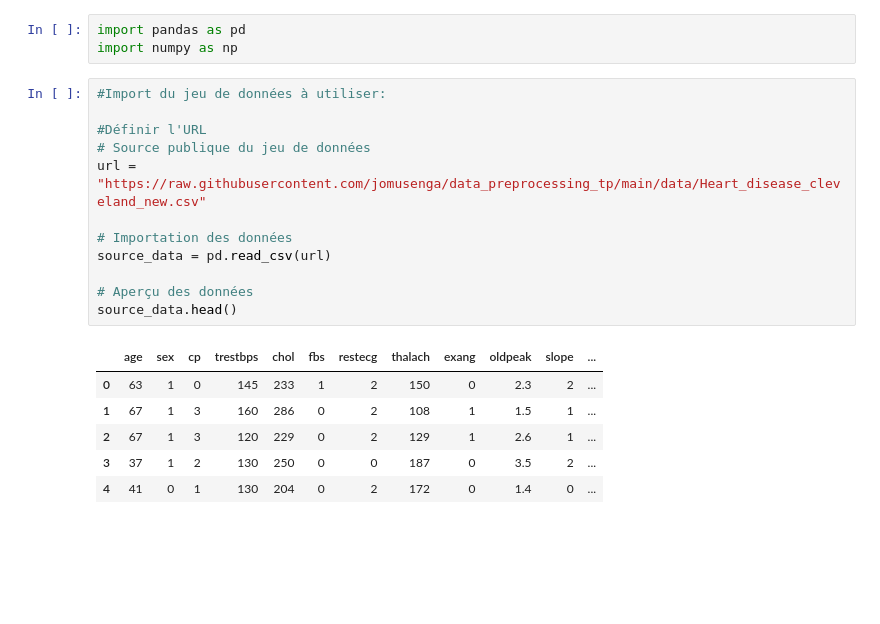
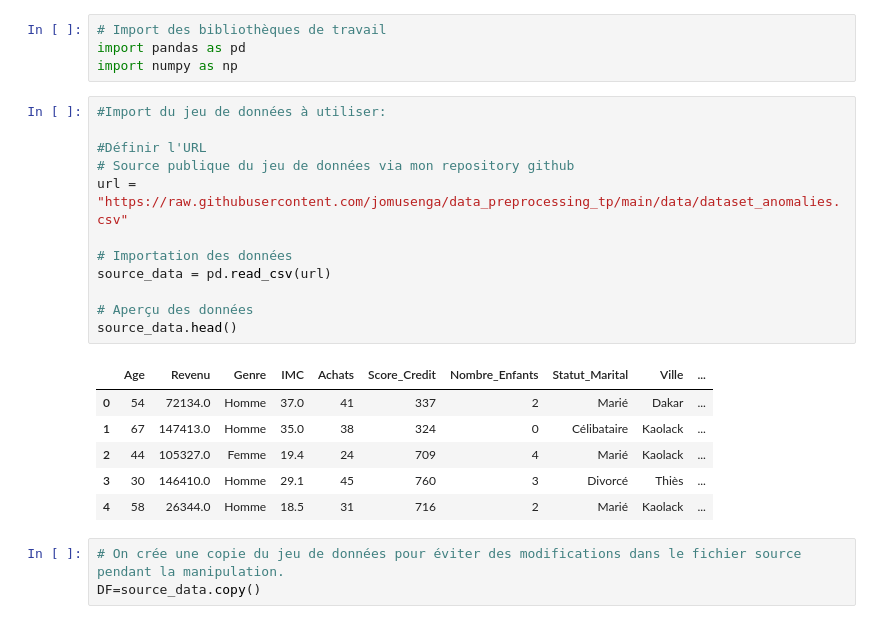
Before and after one commit to jomusenga/data_preprocessing_tp, a Jupyter notebook: JosephMUSENGA_TP1.ipynb, the cells around one changed output. Cells and saved outputs as stored; diff of their text form; blank space fills up the shorter version.

```diff
--- a/JosephMUSENGA_TP1.ipynb
+++ b/JosephMUSENGA_TP1.ipynb
@@ -1,22 +1,26 @@
 # %%
+# Import des bibliothèques de travail
 import pandas as pd
 import numpy as np
 # %%
 #Import du jeu de données à utiliser:
 
 #Définir l'URL
-# Source publique du jeu de données
-url = "https://raw.githubusercontent.com/jomusenga/data_preprocessing_tp/main/data/Heart_disease_cleveland_new.csv"
+# Source publique du jeu de données via mon repository github
+url = "https://raw.githubusercontent.com/jomusenga/data_preprocessing_tp/main/data/dataset_anomalies.csv"
 
 # Importation des données
 source_data = pd.read_csv(url)
 
 # Aperçu des données
 source_data.head()
 # %% [output]
-|  | age | sex | cp | trestbps | chol | fbs | restecg | thalach | exang | oldpeak | slope | ... |
-| 0 | 63 | 1 | 0 | 145 | 233 | 1 | 2 | 150 | 0 | 2.3 | 2 | ... |
-| 1 | 67 | 1 | 3 | 160 | 286 | 0 | 2 | 108 | 1 | 1.5 | 1 | ... |
-| 2 | 67 | 1 | 3 | 120 | 229 | 0 | 2 | 129 | 1 | 2.6 | 1 | ... |
-| 3 | 37 | 1 | 2 | 130 | 250 | 0 | 0 | 187 | 0 | 3.5 | 2 | ... |
-| 4 | 41 | 0 | 1 | 130 | 204 | 0 | 2 | 172 | 0 | 1.4 | 0 | ... |
+|  | Age | Revenu | Genre | IMC | Achats | Score_Credit | Nombre_Enfants | Statut_Marital | Ville | ... |
+| 0 | 54 | 72134.0 | Homme | 37.0 | 41 | 337 | 2 | Marié | Dakar | ... |
+| 1 | 67 | 147413.0 | Homme | 35.0 | 38 | 324 | 0 | Célibataire | Kaolack | ... |
+| 2 | 44 | 105327.0 | Femme | 19.4 | 24 | 709 | 4 | Marié | Kaolack | ... |
+| 3 | 30 | 146410.0 | Homme | 29.1 | 45 | 760 | 3 | Divorcé | Thiès | ... |
+| 4 | 58 | 26344.0 | Homme | 18.5 | 31 | 716 | 2 | Marié | Kaolack | ... |
+# %%
+# On crée une copie du jeu de données pour éviter des modifications dans le fichier source pendant la manipulation.
+DF=source_data.copy()
```
Also changed, not shown: parts of 53 cells of this notebook, 8 other files.
